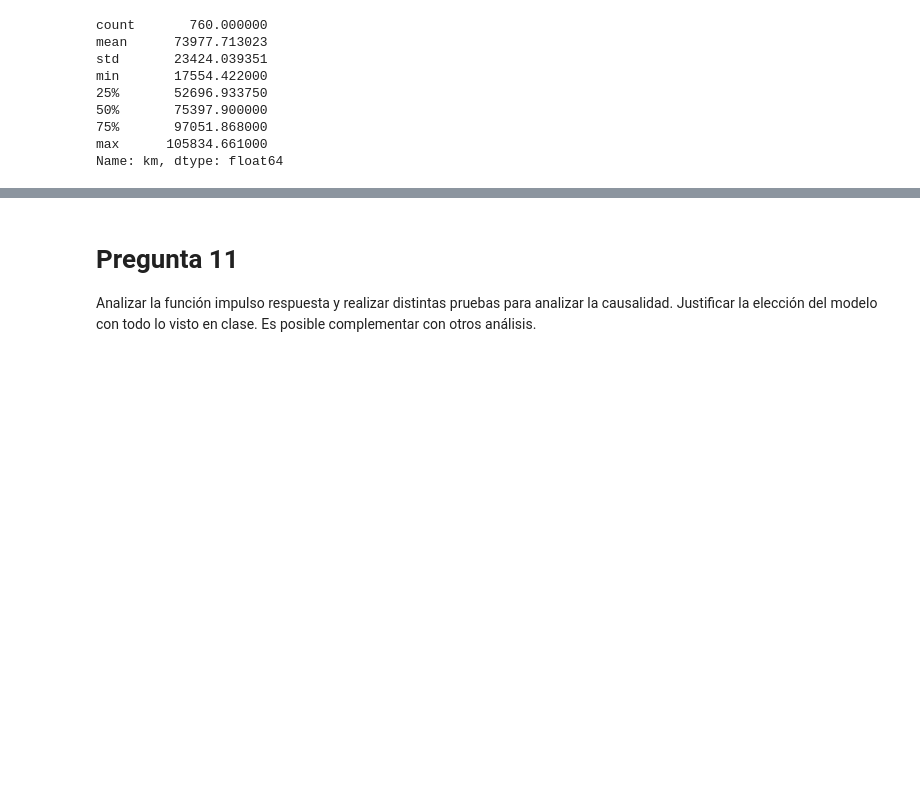
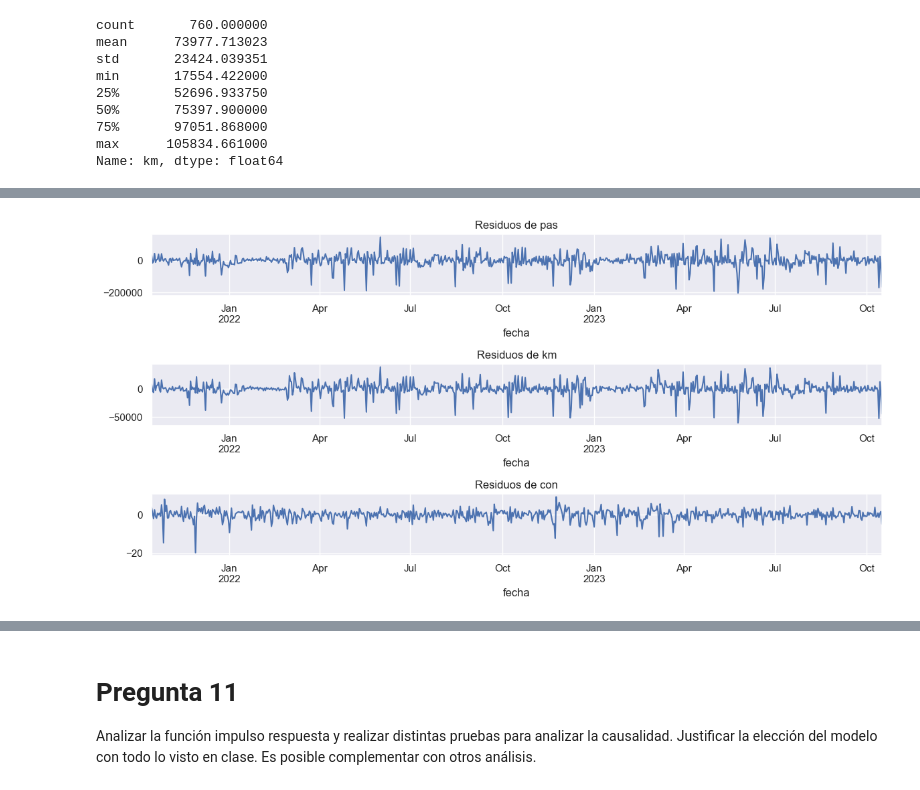
Before and after one commit to jiang-011/AST_G4, a Jupyter notebook: TP_G4_Pasajeros.ipynb, the cells around one changed output, grey strips where cells are left out. Cells and saved outputs as stored; diff of their text form; code cells hidden in the pictures; blank space fills up the shorter version.

```diff
--- a/TP_G4_Pasajeros.ipynb
+++ b/TP_G4_Pasajeros.ipynb
@@ -969,0 +1176,3 @@ serieVAR=pd.concat([pasajeros_d, km_d, consumo_d], axis=1)
+# %%
+residuos_analisis= model_fitted.resid
+residuos_analisis
@@ -969,0 +1194,11 @@ serieVAR=pd.concat([pasajeros_d, km_d, consumo_d], axis=1)
+# %%
+fig, axs = plt.subplots(nrows=residuos_analisis.shape[1], figsize=(12, 6))
+
+for i, col in enumerate(residuos_analisis.columns):
+    residuos_analisis[col].plot(ax=axs[i])
+    axs[i].set_title(f'Residuos de {col}')
+
+plt.tight_layout()
+plt.show()
+# %% [output]
+[figure, added]
```
Also changed, not shown: parts of 24 cells of this notebook.
